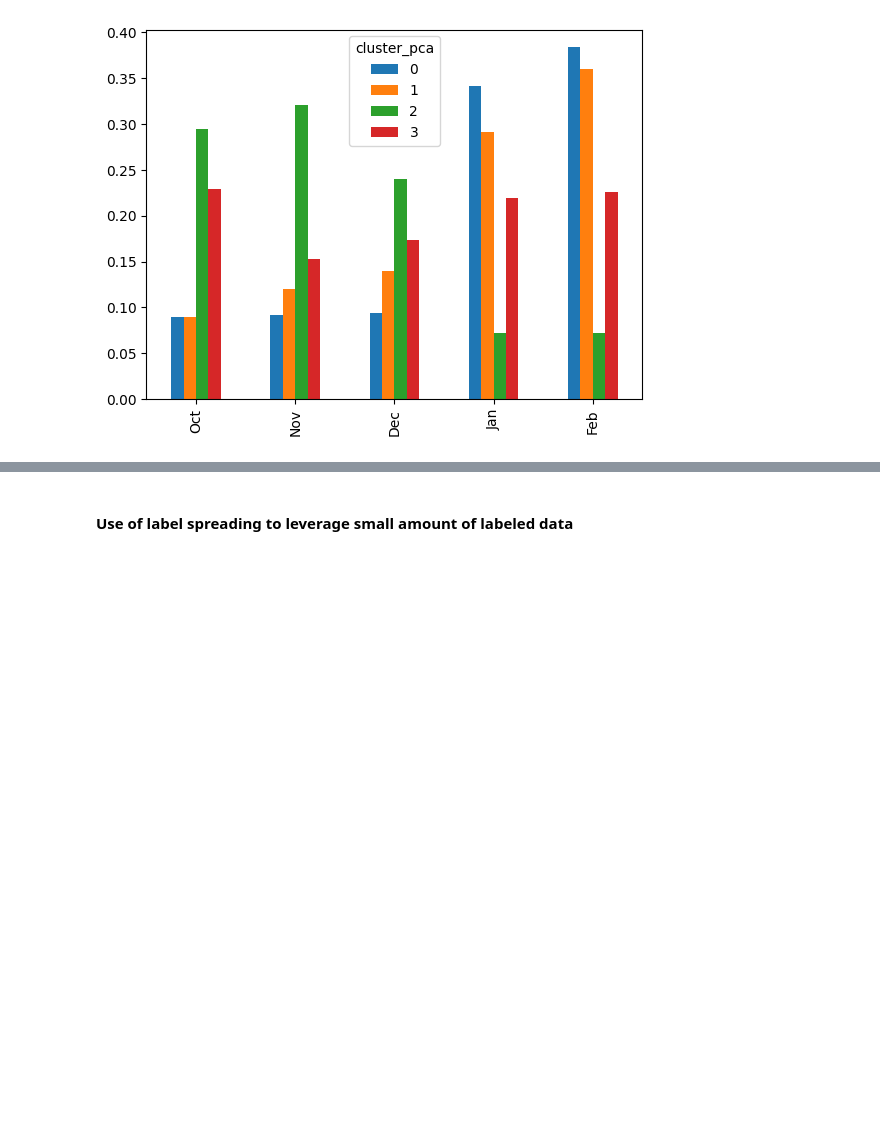
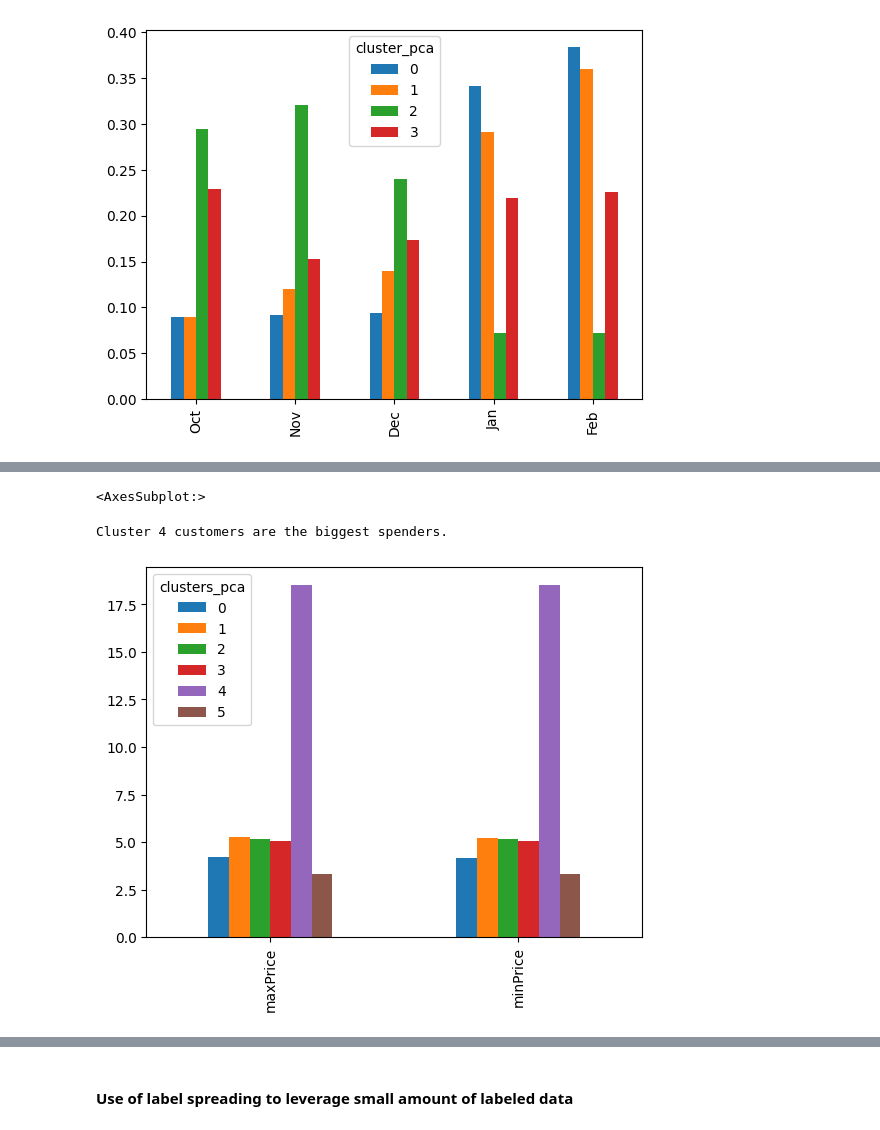
Before and after one commit to MonuSingh16/pca-kmeans-dbscan-products, a Jupyter notebook: nb/pca-kmeans-products.ipynb, the cells around one changed output, grey strips where cells are left out. Saved outputs shown, nothing was run; the diff lists cells and outputs as text; code cells hidden in the pictures; blank space fills up the shorter version.

```diff
--- a/nb/pca-kmeans-products.ipynb
+++ b/nb/pca-kmeans-products.ipynb
@@ -309,0 +387,9 @@ The Cluster 1 users are highly involved in the maximum time of session
+# %%
+plt_data = filteredPastOher.groupby(['clusters_pca'])[['maxPrice','minPrice']].mean()
+plt_data = plt_data.transpose()
+plt_data.plot(kind="bar");
+print('Cluster 4 customers are the biggest spenders.')
+# %% [output]
+<AxesSubplot:>
+Cluster 4 customers are the biggest spenders.
+[figure, added]
```
Also changed, not shown: parts of 14 cells of this notebook.
